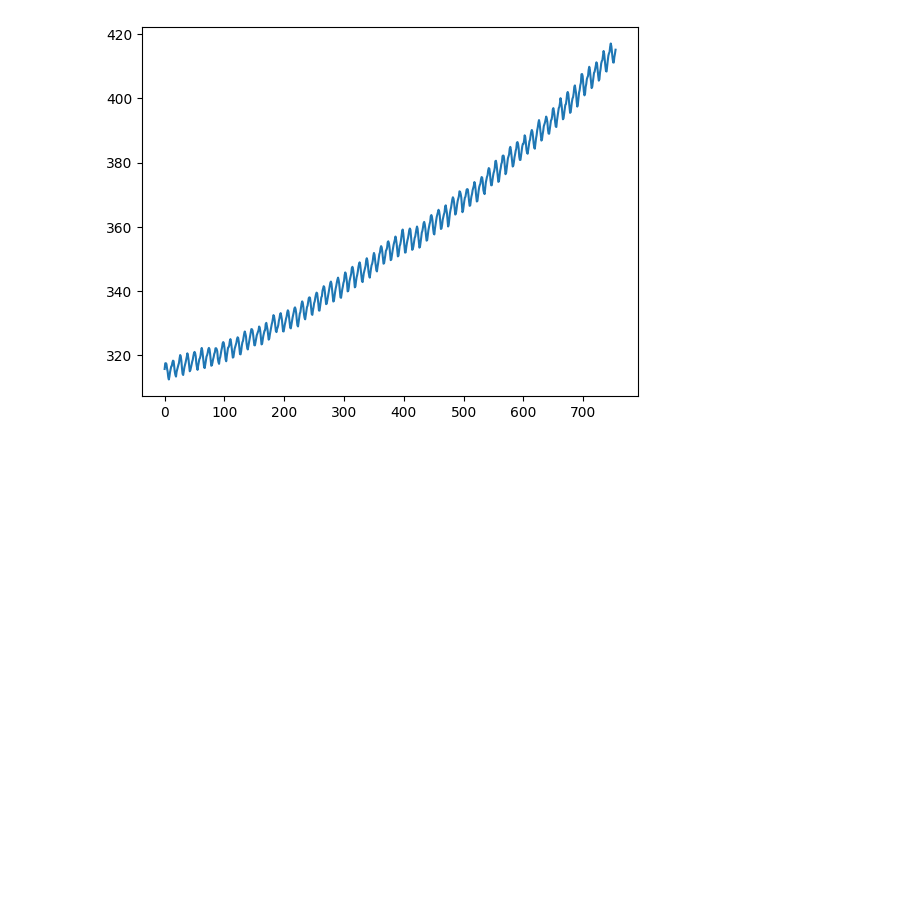
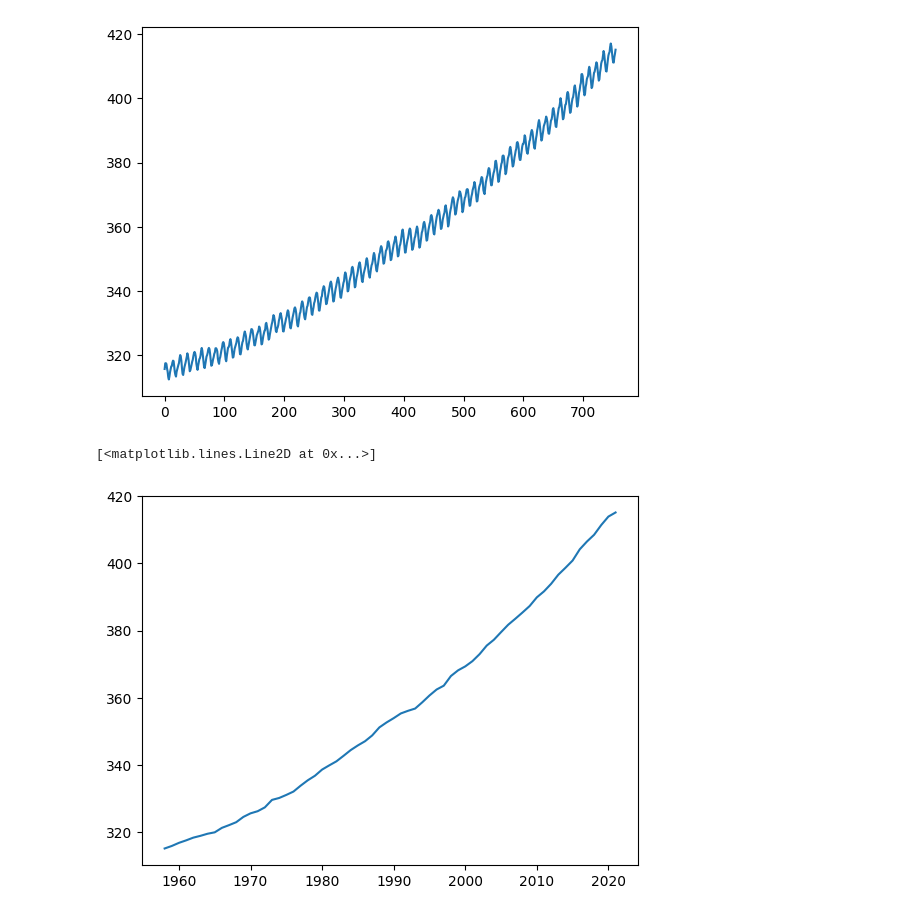
Before and after one commit to Elianamos29/Advanced-python-projects, a Jupyter notebook: analyze-co2-concentration/Xarray.ipynb, the cells around one changed output. Saved outputs shown, nothing was run; the diff lists cells and outputs as text; code cells hidden in the pictures; blank space fills up the shorter version.

Commit message:
plot the yearly trend by calculating the monthly average

```diff
--- a/analyze-co2-concentration/Xarray.ipynb
+++ b/analyze-co2-concentration/Xarray.ipynb
@@ -17,3 +17,9 @@ plt.plot(df.co2.values)
 # %% [output]
 [<matplotlib.lines.Line2D at 0x...>]
 [figure]
+# %%
+by_year = df.groupby('year').mean().co2
+plt.plot(by_year)
+# %% [output]
+[<matplotlib.lines.Line2D at 0x...>]
+[figure, added]
```
